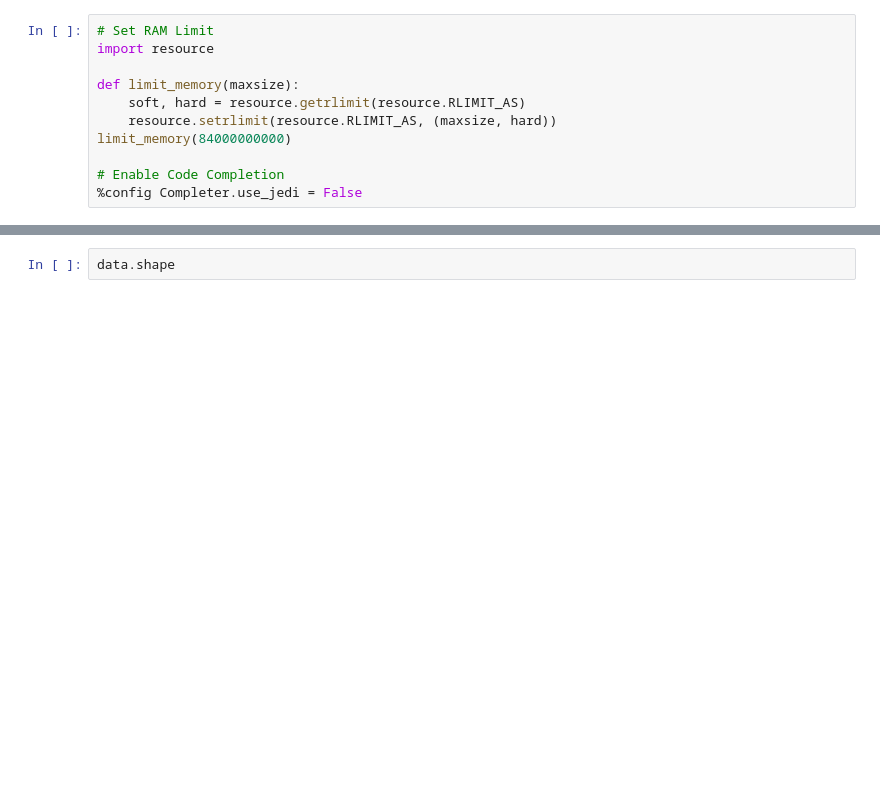
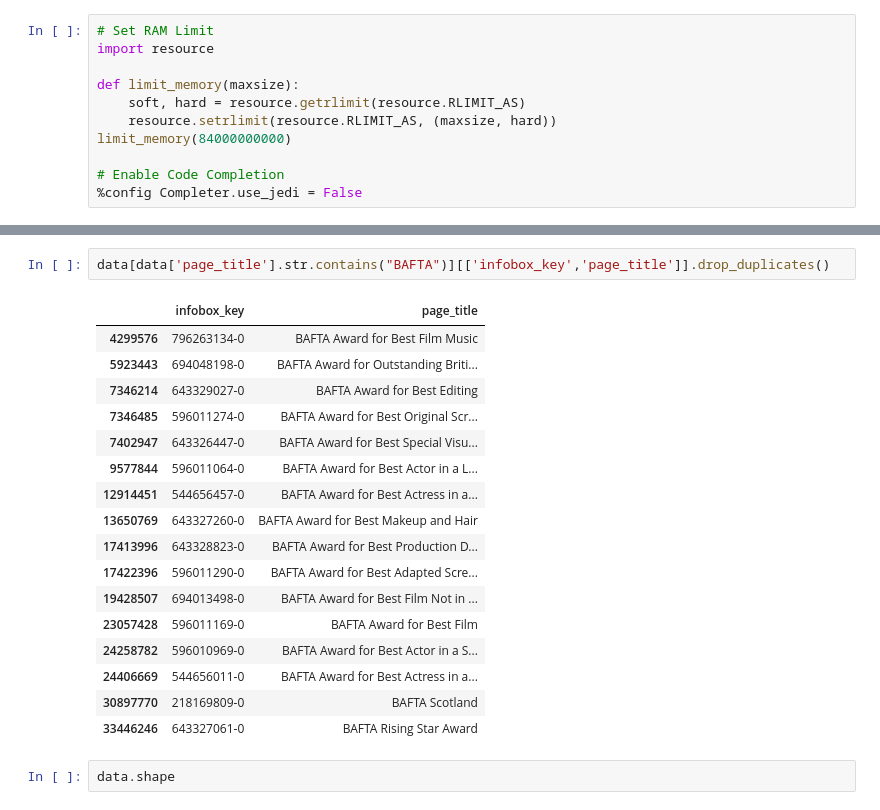
Before and after one commit to HPI-Information-Systems/wikipedia_cleanup, a Jupyter notebook: data_exploration/Full_data_exploration.ipynb, the cells around one changed output, grey strips where cells are left out. Saved outputs shown, nothing was run; the diff lists cells and outputs as text; blank space fills up the shorter version.

```diff
--- a/data_exploration/Full_data_exploration.ipynb
+++ b/data_exploration/Full_data_exploration.ipynb
@@ -23,3 +54,23 @@ data = get_data('../../custom-format-default-filtered/', n_jobs=16, filters=[Onl
+# %%
+data[data['page_title'].str.contains("BAFTA")][['infobox_key','page_title']].drop_duplicates()
+# %% [output]
+|  | infobox_key | page_title |
+| 4299576 | 796263134-0 | BAFTA Award for Best Film Music |
+| 5923443 | 694048198-0 | BAFTA Award for Outstanding Briti... |
+| 7346214 | 643329027-0 | BAFTA Award for Best Editing |
+| 7346485 | 596011274-0 | BAFTA Award for Best Original Scr... |
+| 7402947 | 643326447-0 | BAFTA Award for Best Special Visu... |
+| 9577844 | 596011064-0 | BAFTA Award for Best Actor in a L... |
+| 12914451 | 544656457-0 | BAFTA Award for Best Actress in a... |
+| 13650769 | 643327260-0 | BAFTA Award for Best Makeup and Hair |
+| 17413996 | 643328823-0 | BAFTA Award for Best Production D... |
+| 17422396 | 596011290-0 | BAFTA Award for Best Adapted Scre... |
+| 19428507 | 694013498-0 | BAFTA Award for Best Film Not in ... |
+| 23057428 | 596011169-0 | BAFTA Award for Best Film |
+| 24258782 | 596010969-0 | BAFTA Award for Best Actor in a S... |
+| 24406669 | 544656011-0 | BAFTA Award for Best Actress in a... |
+| 30897770 | 218169809-0 | BAFTA Scotland |
+| 33446246 | 643327061-0 | BAFTA Rising Star Award |
 # %%
 data.shape
 # %% [output]
```
Also changed, not shown: parts of 3 cells of this notebook, 2 other files.
